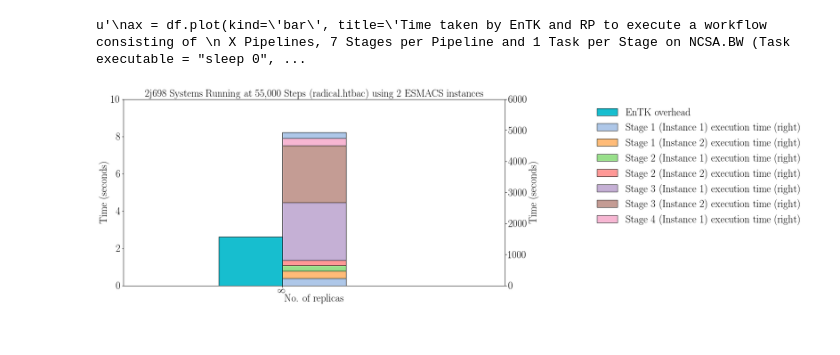
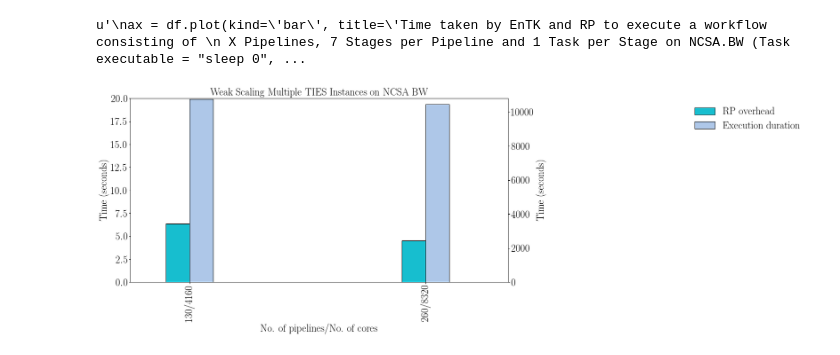
Before and after one commit to radical-cybertools/htbac, a Jupyter notebook: experiments_temp/plotme.ipynb, the cells around one changed output. Drawn from its saved outputs; the diff is of its cells as text; code cells hidden in the pictures.

```diff
--- a/experiments_temp/plotme.ipynb
+++ b/experiments_temp/plotme.ipynb
@@ -70,7 +72,7 @@ def get_entk_info(pipelines):
 
 def get_rp_info(pipeline):
 
-    rp_folder = glob.glob('./run_1/rp.*'.format(pipeline))
+    rp_folder = glob.glob('./{0}_instances/rp.*'.format(pipeline))
     src = rp_folder[0]
     session = ra.Session(stype='radical.pilot', src=src)
     units = session.filter(etype='unit', inplace=False)
@@ -99,5 +101,5 @@ def get_rp_info(pipeline):
         task_exec_dur.append(exec_dur)
 
     '''
-    return rp_dur, task_exec_dur
+    return rp_dur, exec_dur
 # %%
@@ -210,44 +219,37 @@ def fig_setup():
 # %%
 fig, ax = fig_setup()
 
 width=0.1
 ax = df.plot(kind='bar',
              ax=ax,
-             #y=df.columns.drop('Execution duration').tolist(),
-             y=df.columns.drop('RP overhead'),
+             y=df.columns.drop('Execution duration').tolist(),
+             #y=df.columns.drop('RP overhead'),
              fontsize=SIZE,
              width=width,
              position=1,
              color = [tableau20[(16)], tableau20[(20)]],
-             title='2j698 Systems Running at 55,000 Steps (radical.htbac) using 2 ESMACS instances',
+             title='Weak Scaling Multiple TIES Instances on NCSA BW',
              legend=False)
 
 
-ax2 = df_stages.plot(ax=ax, stacked=True, secondary_y=True, color = [tableau20[(1)],
-                                                                     tableau20[(3)],
-                                                                     tableau20[(5)],
-                                                                     tableau20[(7)],
-                                                                     tableau20[(9)],
-                                                                     tableau20[(11)],
-                                                                     tableau20[(13)]],
+ax2 = df['Execution duration'].plot(ax=ax, stacked=True, secondary_y=True, color = [tableau20[(1)]],
+                        width=width, legend=False, position=0, kind = 'bar')
+ax2.set_ylim(0,10800)
 
-                        width=width, legend=False, position=0, kind = 'bar')
-ax2.set_ylim(0,6000)
-
-ax.set_ylim(0,10)
-ax.set_xlabel('No. of replicas', fontsize=SIZE)
+ax.set_ylim(0,20)
+ax.set_xlabel('No. of pipelines/No. of cores', fontsize=SIZE)
 ax.set_ylabel('Time (seconds)', fontsize=SIZE)
 ax2.set_ylabel('Time (seconds)', fontsize=SIZE)
+ax.set_xticklabels(['130/4160','260/8320'])
 ax.set_title(ax.get_title(), fontsize=SIZE)
 
 h1, l1 = ax.get_legend_handles_labels()
 h2, l2 = ax2.get_legend_handles_labels()
-labels = l1
-for i in range(7):
-    labels += [l2[i] + ' execution time (right)']
+labels = l1 + l2
+
 handles = h1 + h2
 plt.legend(handles,labels,fontsize=SIZE, bbox_to_anchor = (1.8,1))
 plt.show()
-fig.savefig('2_esmacs_instances_2j698_data_55000_steps.pdf', dpi=100, bbox_inches='tight')
+fig.savefig('Weak Scaling Multiple TIES Instances on NCSA BW.pdf', dpi=100, bbox_inches='tight')
 # %% [output]
-[figure, old version]
+[figure, new version]
```
Also changed, not shown: parts of 2 cells of this notebook.
